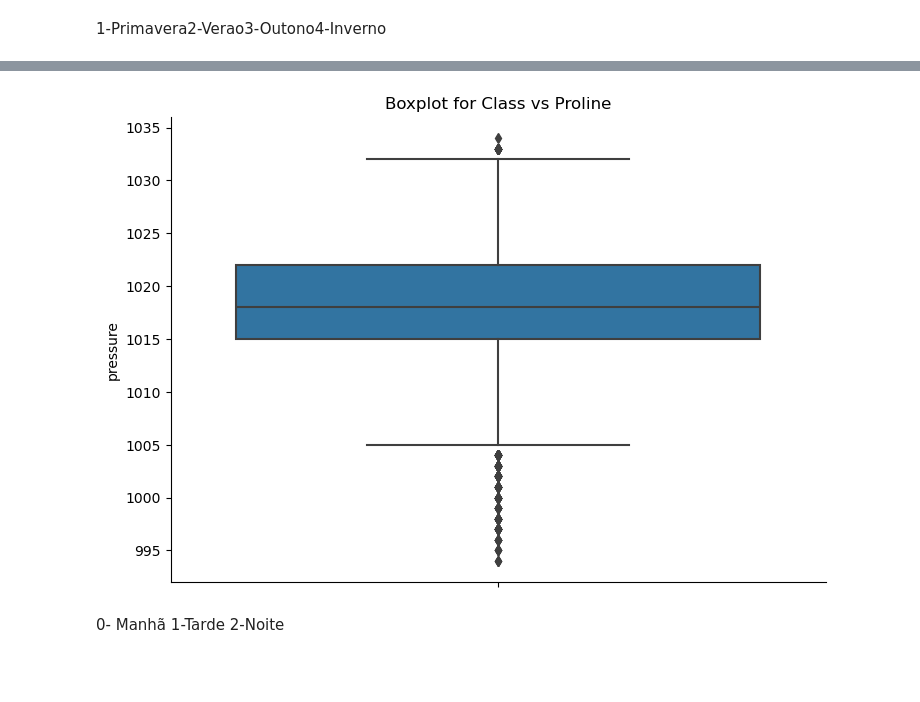
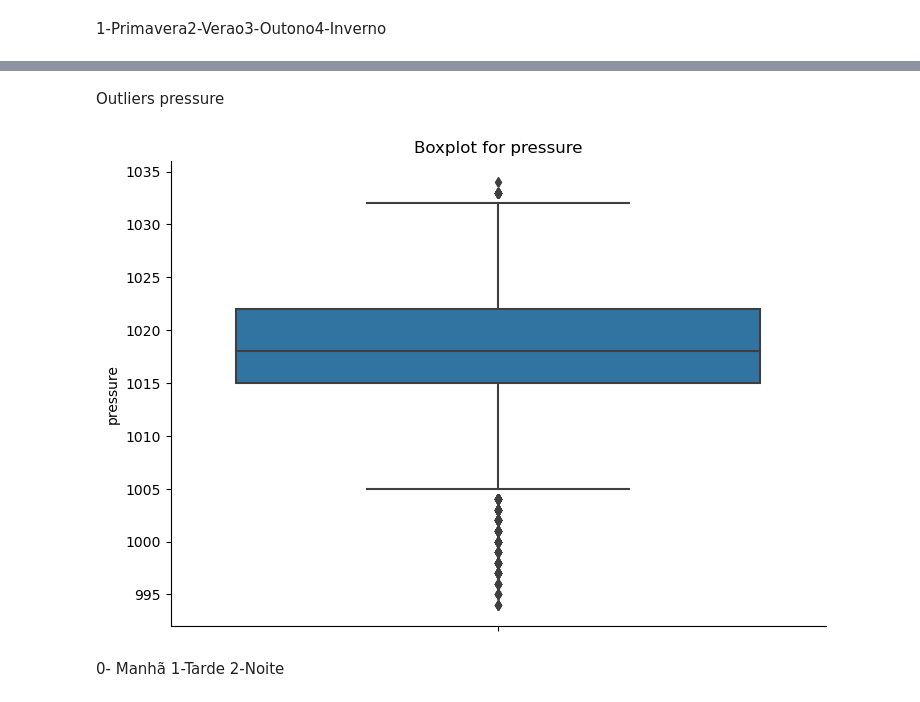
Before and after one commit to simaobarroso/tp-daa, a Jupyter notebook: competicao/comp.ipynb, the cells around one changed output, grey strips where cells are left out. Saved outputs shown, nothing was run; the diff lists cells and outputs as text; code cells hidden in the pictures; blank space fills up the shorter version.

```diff
--- a/competicao/comp.ipynb
+++ b/competicao/comp.ipynb
@@ -367,0 +348,6 @@ dtype: int64
+# %%
+
+# substituir os valores ausentes por NaN:
+df_train.replace('', pd.NA, inplace=True)
+
+df_train.isna().sum()
@@ -475,6 +487,8 @@ sns.histplot(df_2023["city_name"],y=df_2023["city_name"])
+# %% [markdown]
+Outliers pressure
 # %%
 sns.catplot(y="pressure", data=df_train, kind="box", aspect=1.5)
-plt.title("Boxplot for Class vs Proline")
+plt.title("Boxplot for pressure")
 plt.show()
 # %% [output]
-[figure, old version]
+[figure, new version]
```
Also changed, not shown: parts of 12 cells of this notebook.
